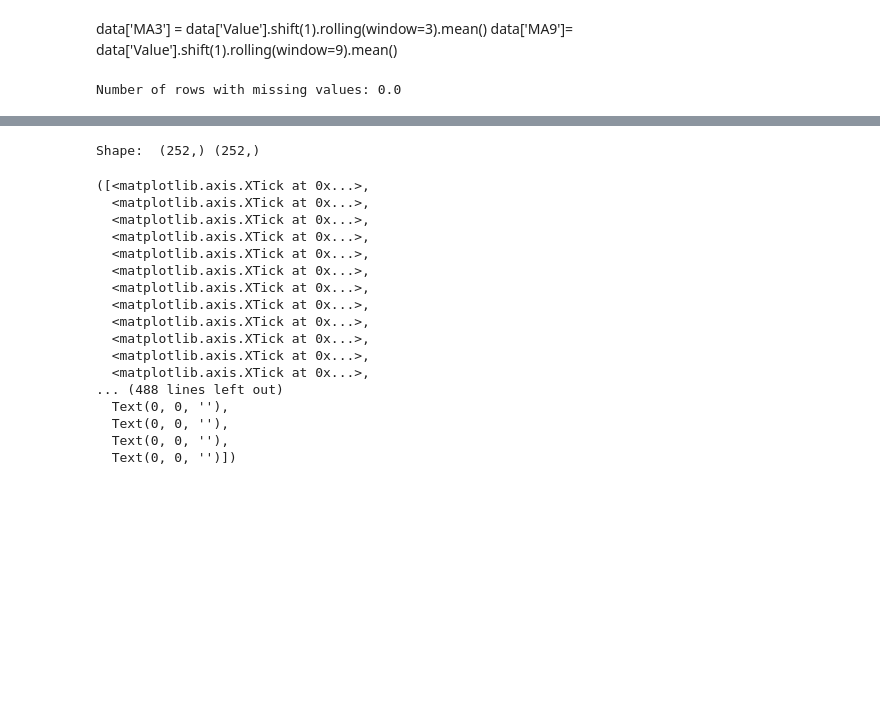
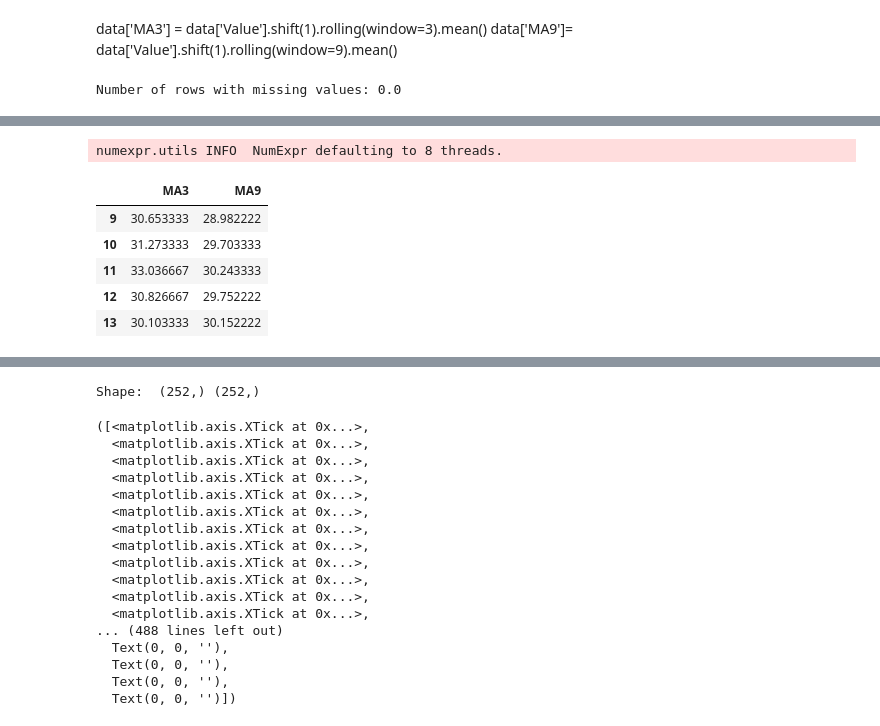
Before and after one commit to mnperic/final-project, a Jupyter notebook: machine_learning.ipynb, the cells around one changed output, grey strips where cells are left out. Saved outputs shown, nothing was run; the diff lists cells and outputs as text; code cells hidden in the pictures; blank space fills up the shorter version.

```diff
--- a/machine_learning.ipynb
+++ b/machine_learning.ipynb
@@ -69,0 +81,17 @@ Number of rows with missing values: 0.0
+# %%
+# Dropping the NaN values
+data = data.dropna()
+
+# Initialising X and assigning the two feature variables
+X = data[['MA3','MA9']]
+
+# Getting the head of the data
+X.head()
+# %% [output]
+numexpr.utils INFO  NumExpr defaulting to 8 threads.
+|  | MA3 | MA9 |
+| 9 | 30.653333 | 28.982222 |
+| 10 | 31.273333 | 29.703333 |
+| 11 | 33.036667 | 30.243333 |
+| 12 | 30.826667 | 29.752222 |
+| 13 | 30.103333 | 30.152222 |
```
Also changed, not shown: parts of 21 cells of this notebook.
